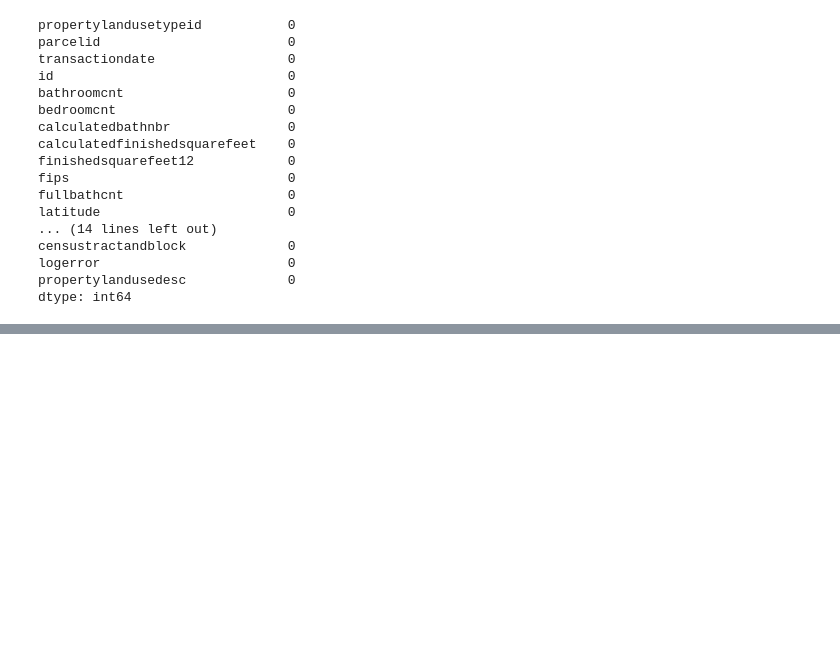
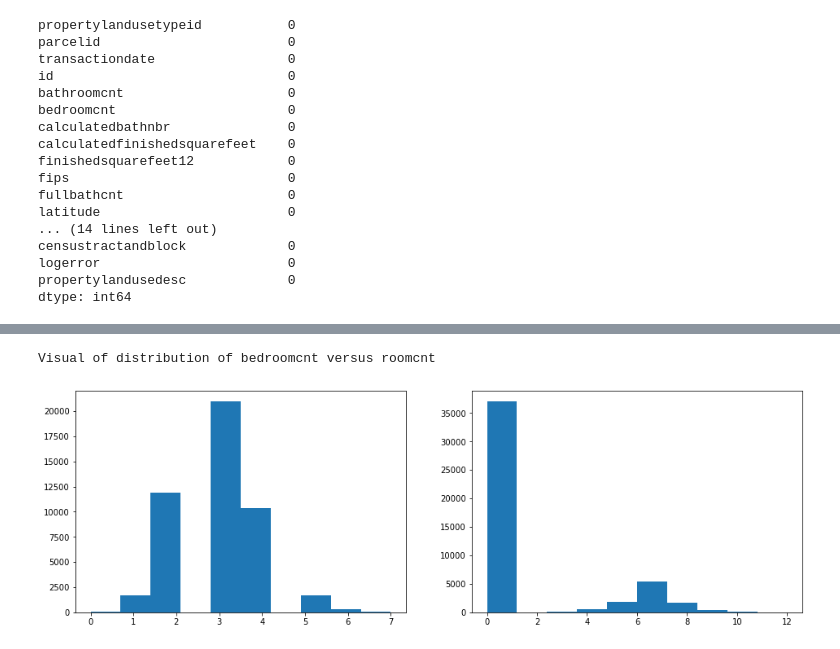
Before and after one commit to DesireeMcElroy/zillow-clustering-project, a Jupyter notebook: zillow.ipynb, the cells around one changed output, grey strips where cells are left out. Saved outputs shown, nothing was run; the diff lists cells and outputs as text; code cells hidden in the pictures; blank space fills up the shorter version.

Commit message:
adding exploratory graphs

```diff
--- a/zillow.ipynb
+++ b/zillow.ipynb
@@ -224,10 +227,15 @@ logerror                        0
 propertylandusedesc             0
 dtype: int64
 # %%
-# view and remove my outliers
-k = 1.5 # defines the upper and lower bound threshold
-numerals = df.drop(columns = df[['propertylandusedesc', 'propertycountylandusecode', 'transactiondate']])
+# view and remove my outliers from the visuals above
 
 
-wrangle.remove_outliers(df, k, numerals)
+k = 1.5 # defines the upper and lower bound threshold
+numerals = df[['calculatedfinishedsquarefeet', 'calculatedbathnbr', 'fullbathcnt', 'bathroomcnt',
+               'bedroomcnt', 'latitude', 'longitude', 'regionidcity', 'regionidzip', 'yearbuilt',
+               'censustractandblock', 'finishedsquarefeet12', 'lotsizesquarefeet', 'structuretaxvaluedollarcnt',
+               'taxvaluedollarcnt', 'landtaxvaluedollarcnt', 'taxamount']]
+
+
+df = wrangle.remove_outliers(df, k, numerals)
 # %% [output]
@@ -317,0 +299,12 @@ Index(['propertylandusetypeid', 'parcelid', 'transactiondate', 'id',
+# %%
+# visualize distributions of columns side by side to see is there are duplicates
+
+plt.figure(figsize=(16,5))
+plt.subplot(121)
+plt.hist(df.bedroomcnt)
+plt.subplot(122)
+plt.hist(df.roomcnt);
+print('Visual of distribution of bedroomcnt versus roomcnt')
+# %% [output]
+Visual of distribution of bedroomcnt versus roomcnt
+[figure, added]
```
Also changed, not shown: parts of 28 cells of this notebook.
